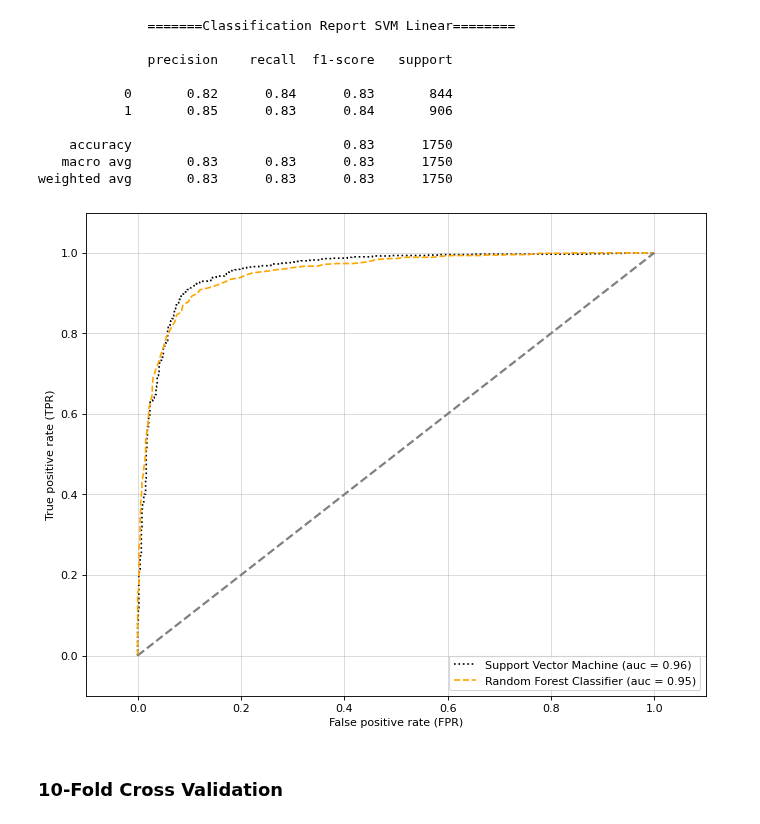
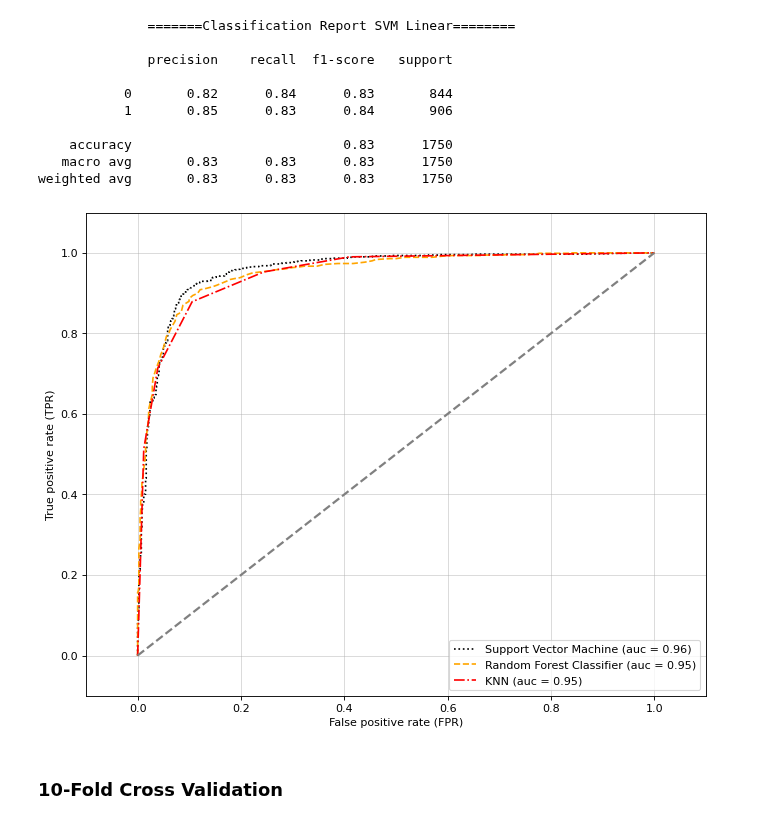
Before and after one commit to FgSurewin/Brain_Tumor_Project, a Jupyter notebook: notebooks/Juans_notebook_balanced_dataset.ipynb, the cells around one changed output. Saved outputs shown, nothing was run; the diff lists cells and outputs as text; code cells hidden in the pictures.

Commit message:
Final Touches and graphs

```diff
--- a/notebooks/Juans_notebook_balanced_dataset.ipynb
+++ b/notebooks/Juans_notebook_balanced_dataset.ipynb
@@ -319,0 +326,6 @@ plt.savefig('SVM_Conf_Matrix.png')
+# %%
+start = time.time()
+neigh = KNeighborsClassifier()
+neigh.fit(X_train,y_train)
+end = time.time()
+print('Total time to initialize and train the classifier: ', end-start, 'seconds')
@@ -374,37 +421,37 @@ print (metrics.classification_report(y_test,y_pred))
    macro avg       0.83      0.83      0.83      1750
 weighted avg       0.83      0.83      0.83      1750
 # %%
-clf_labels = ['Support Vector Machine', 'Random Forest Classifier']
-all_clf = [SVM, RFC]
+clf_labels = ['Support Vector Machine', 'Random Forest Classifier', 'KNN']
+all_clf = [SVM, RFC, neigh]
 # %%
-colors = ['black', 'orange']
-linestyles = [':','--']
+colors = ['black', 'orange', 'red']
+linestyles = [':','--','-.']
 
 figure(figsize=(10, 8), dpi=80)
 for clf, label, clr, ls in zip (all_clf, clf_labels, colors, linestyles):
 
 #     y_pred = clf.predict(X_test).ravel().astype(int)
 #     fpr, tpr, thresholds = roc_curve(np.array(y_test.values).astype(int), y_pred)
     y_pred = clf.predict_proba(X_test)[:,1]
     fpr, tpr, thresholds = roc_curve(y_true=y_test.values.astype(int), y_score=y_pred)
 
     roc_auc = auc(x=fpr, y=tpr)
 
     plt.plot(fpr, tpr, color=clr, linestyle=ls, label='%s (auc = %0.2f)' % (label, roc_auc))
 plt.legend(loc='lower right')
 plt.plot([0,1],[0,1],
         linestyle='--',
         color='gray',
         linewidth=2)
 plt.xlim([-0.1, 1.1])
 plt.ylim([-0.1, 1.1])
 plt.grid(alpha=0.5)
 plt.xlabel('False positive rate (FPR)')
 plt.ylabel('True positive rate (TPR)')
 plt.savefig('ROC_RFC_SVM.png')
 plt.show()
 # %% [output]
-[figure, old version]
+[figure, new version]
 # %% [markdown]
 ### 10-Fold Cross Validation
 # %% [markdown]
```
Also changed, not shown: parts of 19 cells of this notebook, 3 other files.
